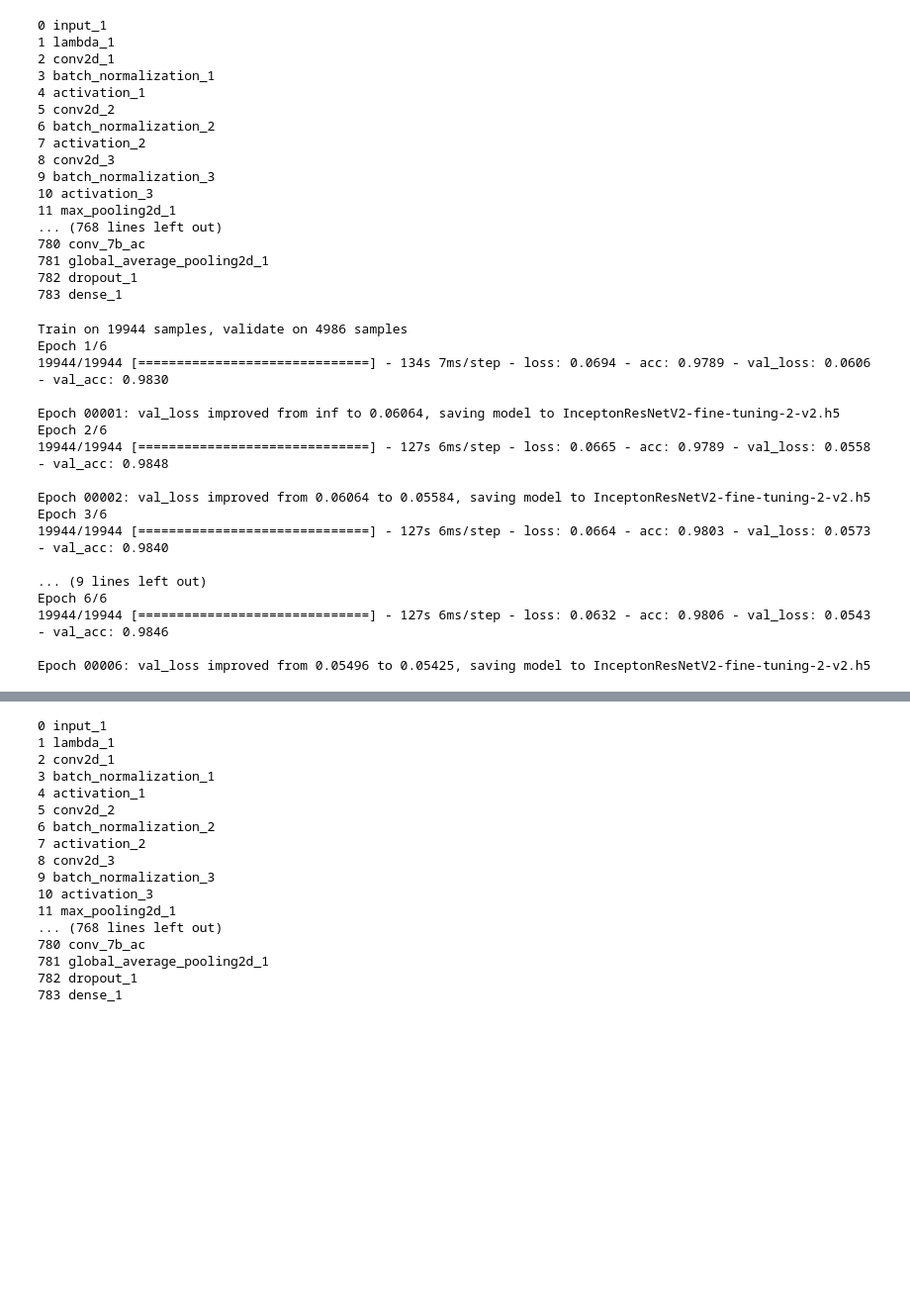
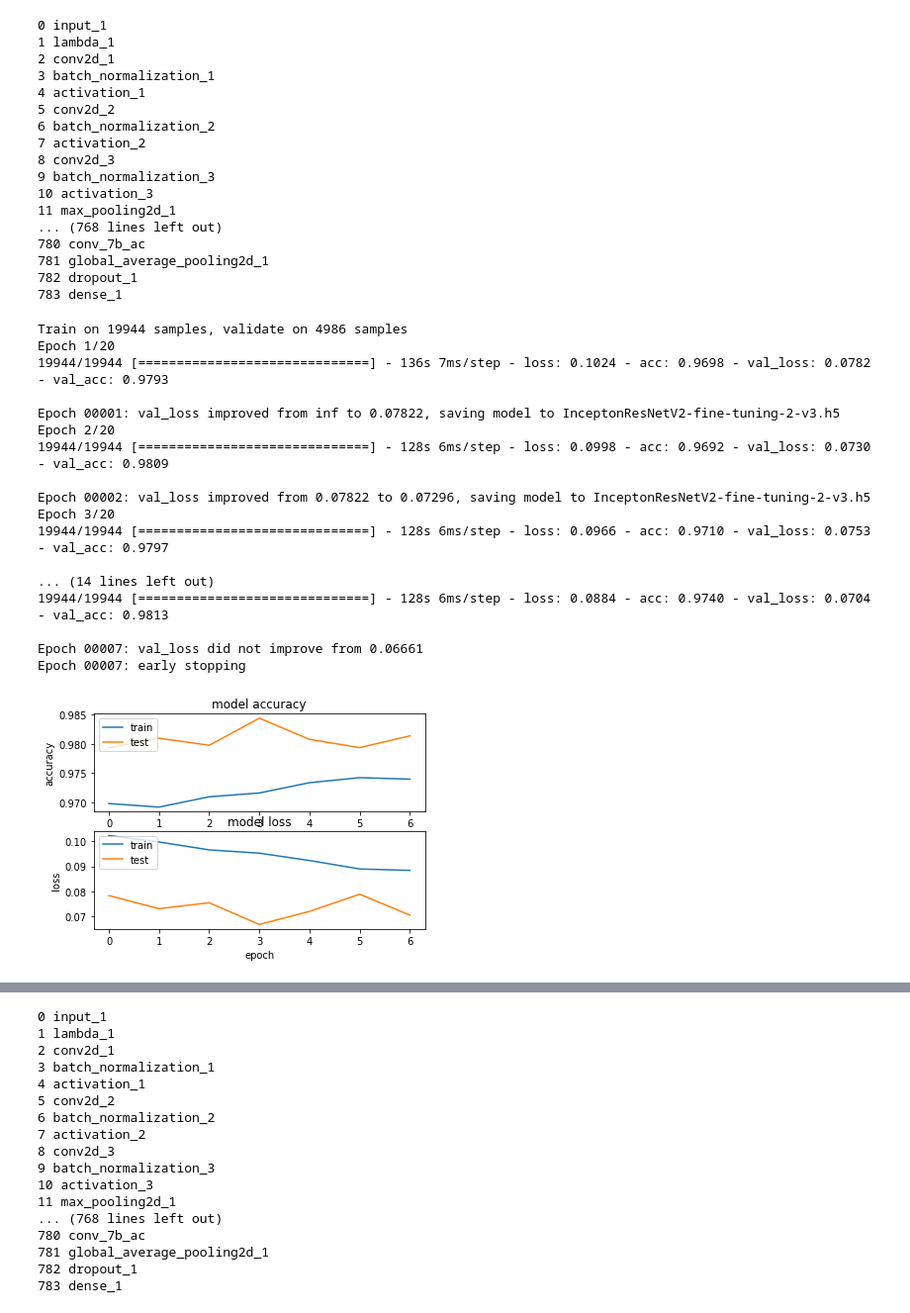
Before and after one commit to wanggk114/dogs-and-cats, a Jupyter notebook: keras_fine_tunig_InceptonResNetV2-memory-v3.ipynb, the cells around one changed output, grey strips where cells are left out. Shown: that part at 99% size. Cells and saved outputs as stored; diff of their text form; code cells hidden in the pictures; blank space fills up the shorter version.

```diff
--- a/keras_fine_tunig_InceptonResNetV2-memory-v3.ipynb
+++ b/keras_fine_tunig_InceptonResNetV2-memory-v3.ipynb
@@ -282,26 +285,33 @@ model.compile(optimizer=adam,
               metrics=['accuracy'])
 # %%
 #训练模型并保存在验证集上损失函数最小的权重
-epochs=10
+checkpoint = ModelCheckpoint(model_h5file_tunig2, monitor='val_loss', verbose=1, save_best_only=True, mode='min',save_weights_only=True)
+stopping = EarlyStopping(monitor='val_loss', patience=3, verbose=1, mode='min') #如发现loss相比上一个epoch训练没有下降,则经过3个epoch后停止训练
+callbacks_list = [stopping,checkpoint]
 history=model.fit(X_train, Y_train, batch_size=128, epochs=epochs, validation_split=0.2, shuffle=True, callbacks=callbacks_list)
 # %% [output]
 Train on 19944 samples, validate on 4986 samples
-Epoch 1/6
-19944/19944 [==============================] - 134s 7ms/step - loss: 0.0694 - acc: 0.9789 - val_loss: 0.0606 - val_acc: 0.9830
+Epoch 1/20
+19944/19944 [==============================] - 136s 7ms/step - loss: 0.1024 - acc: 0.9698 - val_loss: 0.0782 - val_acc: 0.9793
 
-Epoch 00001: val_loss improved from inf to 0.06064, saving model to InceptonResNetV2-fine-tuning-2-v2.h5
-Epoch 2/6
-19944/19944 [==============================] - 127s 6ms/step - loss: 0.0665 - acc: 0.9789 - val_loss: 0.0558 - val_acc: 0.9848
+Epoch 00001: val_loss improved from inf to 0.07822, saving model to InceptonResNetV2-fine-tuning-2-v3.h5
+Epoch 2/20
+19944/19944 [==============================] - 128s 6ms/step - loss: 0.0998 - acc: 0.9692 - val_loss: 0.0730 - val_acc: 0.9809
 
-Epoch 00002: val_loss improved from 0.06064 to 0.05584, saving model to InceptonResNetV2-fine-tuning-2-v2.h5
-Epoch 3/6
-19944/19944 [==============================] - 127s 6ms/step - loss: 0.0664 - acc: 0.9803 - val_loss: 0.0573 - val_acc: 0.9840
+Epoch 00002: val_loss improved from 0.07822 to 0.07296, saving model to InceptonResNetV2-fine-tuning-2-v3.h5
+Epoch 3/20
+19944/19944 [==============================] - 128s 6ms/step - loss: 0.0966 - acc: 0.9710 - val_loss: 0.0753 - val_acc: 0.9797
 
-... (9 lines left out)
-Epoch 6/6
-19944/19944 [==============================] - 127s 6ms/step - loss: 0.0632 - acc: 0.9806 - val_loss: 0.0543 - val_acc: 0.9846
+... (14 lines left out)
+19944/19944 [==============================] - 128s 6ms/step - loss: 0.0884 - acc: 0.9740 - val_loss: 0.0704 - val_acc: 0.9813
 
-Epoch 00006: val_loss improved from 0.05496 to 0.05425, saving model to InceptonResNetV2-fine-tuning-2-v2.h5
+Epoch 00007: val_loss did not improve from 0.06661
+Epoch 00007: early stopping
+# %%
+#可视化学习曲线
+show_learning_curve(history)
+# %% [output]
+[figure, added]
 # %%
 #预测结果
 predict_on_model(X_test, model, model_h5file_tunig2, pred_file_tuning2)
```
Also changed, not shown: parts of 19 cells of this notebook, 6 other files.
